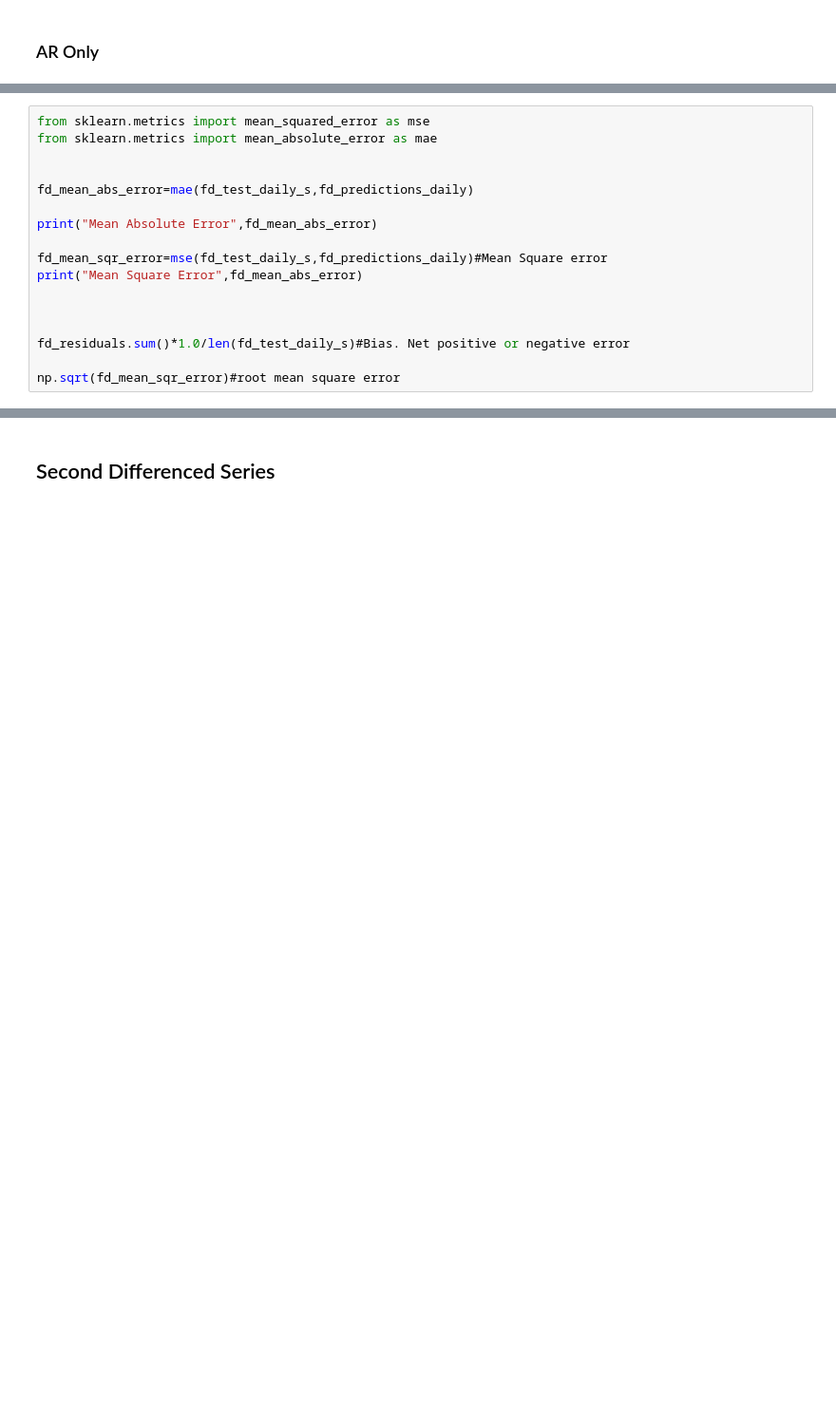
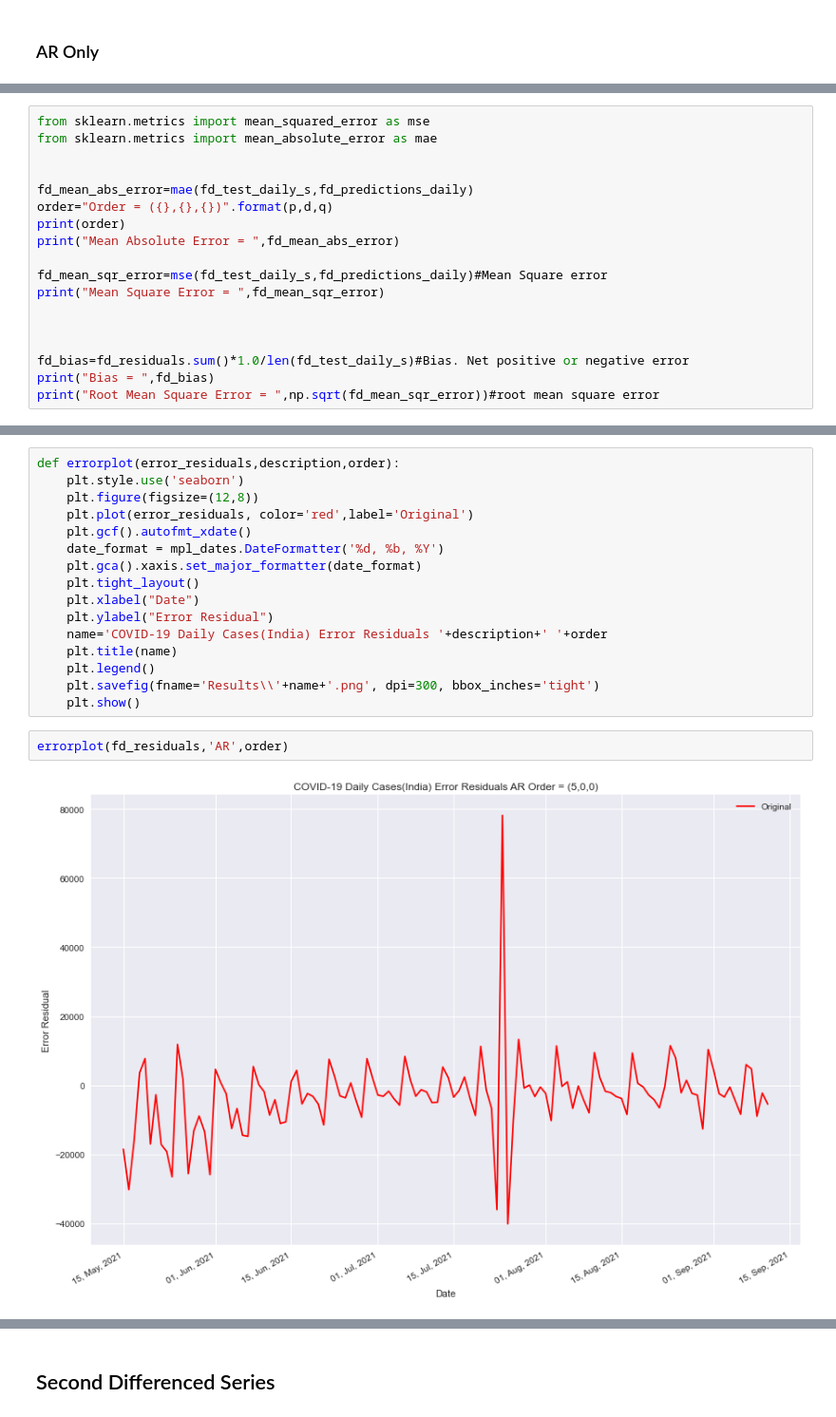
Before and after one commit to absaw/COVID19Analysis, a Jupyter notebook: Code/Time Series Analysis.ipynb, the cells around one changed output, grey strips where cells are left out. Shown at 95% size. Saved outputs shown, nothing was run; the diff lists cells and outputs as text; blank space fills up the shorter version.

Commit message:
AR Model Improved Results

```diff
--- a/Code/Time Series Analysis.ipynb
+++ b/Code/Time Series Analysis.ipynb
@@ -518,15 +541,16 @@ from sklearn.metrics import mean_absolute_error as mae
 
 
 fd_mean_abs_error=mae(fd_test_daily_s,fd_predictions_daily)
-
-print("Mean Absolute Error",fd_mean_abs_error)
+order="Order = ({},{},{})".format(p,d,q)
+print(order)
+print("Mean Absolute Error = ",fd_mean_abs_error)
 
 fd_mean_sqr_error=mse(fd_test_daily_s,fd_predictions_daily)#Mean Square error
-print("Mean Square Error",fd_mean_abs_error)
+print("Mean Square Error = ",fd_mean_sqr_error)
 
 
 
-fd_residuals.sum()*1.0/len(fd_test_daily_s)#Bias. Net positive or negative error
-
-np.sqrt(fd_mean_sqr_error)#root mean square error
+fd_bias=fd_residuals.sum()*1.0/len(fd_test_daily_s)#Bias. Net positive or negative error
+print("Bias = ",fd_bias)
+print("Root Mean Square Error = ",np.sqrt(fd_mean_sqr_error))#root mean square error
 # %% [output]
@@ -547,0 +562,20 @@ plt.plot(fd_predictions_daily)
+# %%
+def errorplot(error_residuals,description,order):
+    plt.style.use('seaborn')
+    plt.figure(figsize=(12,8))
+    plt.plot(error_residuals, color='red',label='Original')
+    plt.gcf().autofmt_xdate()
+    date_format = mpl_dates.DateFormatter('%d, %b, %Y')
+    plt.gca().xaxis.set_major_formatter(date_format)
+    plt.tight_layout()
+    plt.xlabel("Date")
+    plt.ylabel("Error Residual")
+    name='COVID-19 Daily Cases(India) Error Residuals '+description+' '+order
+    plt.title(name)
+    plt.legend()
+    plt.savefig(fname='Results\\'+name+'.png', dpi=300, bbox_inches='tight')
+    plt.show()
+# %%
+errorplot(fd_residuals,'AR',order)
+# %% [output]
+[figure, added]
```
Also changed, not shown: parts of 21 cells of this notebook, 12 other files.
